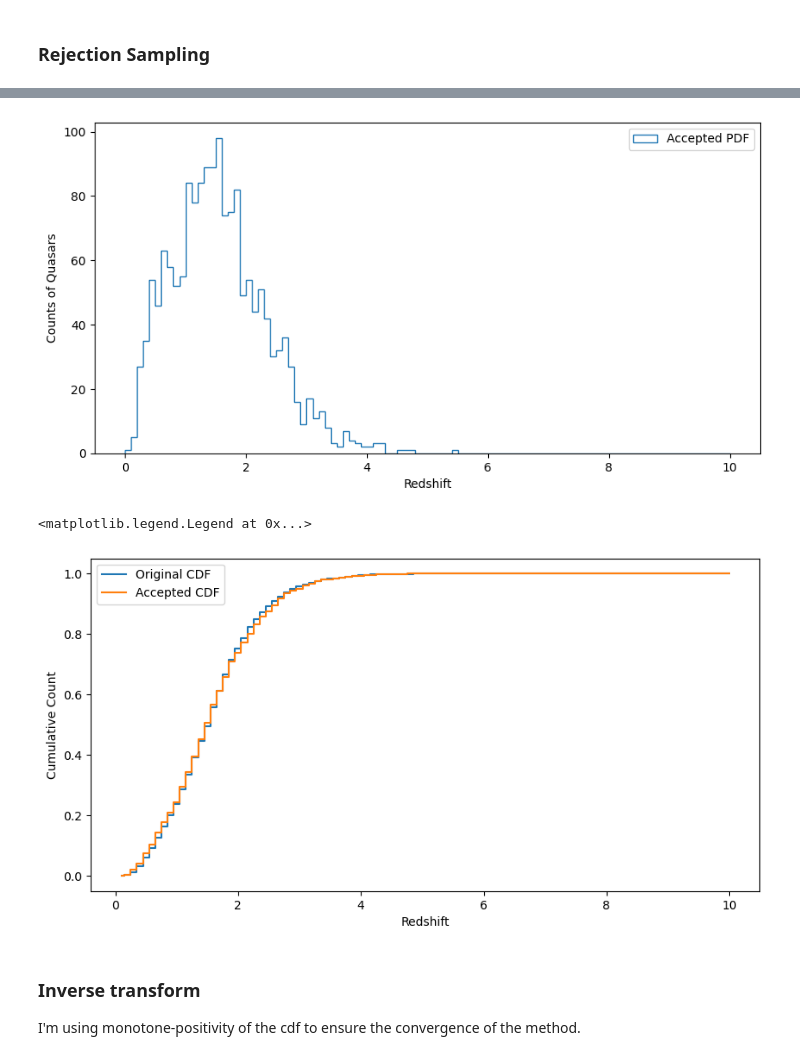
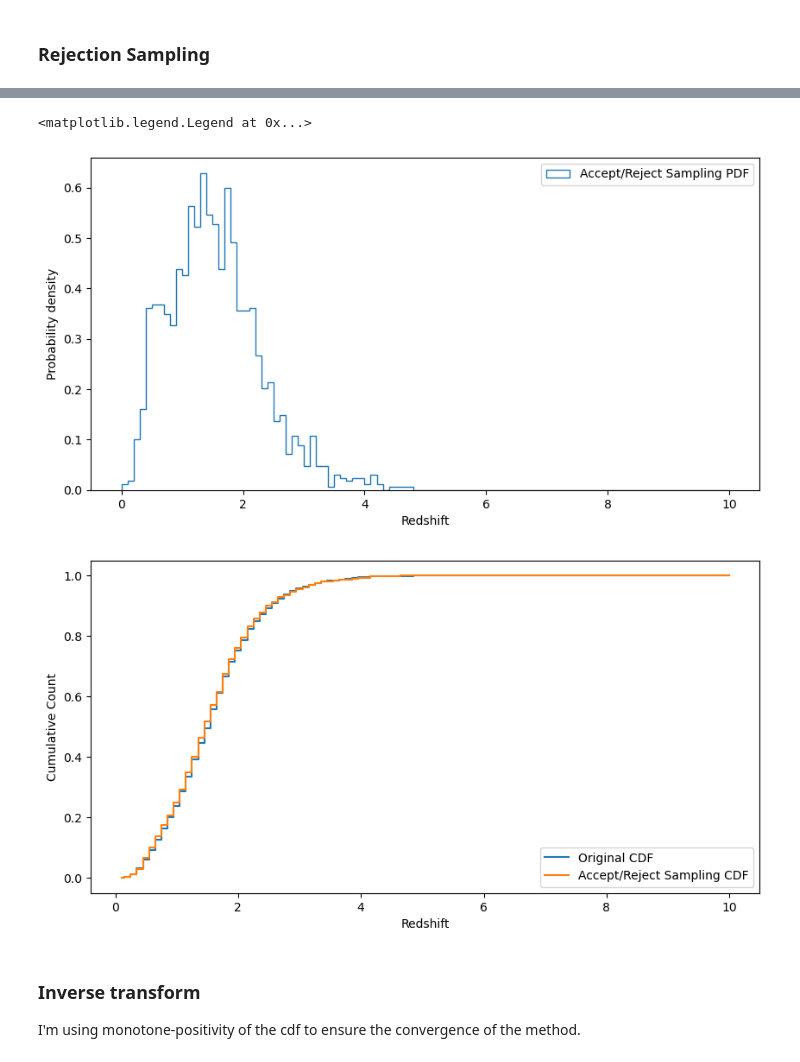
Before and after one commit to nraffaeli/astrostatistics_bicocca_2025, a Jupyter notebook: working/ex4.ipynb, the cells around one changed output, grey strips where cells are left out. Drawn from its saved outputs; the diff is of its cells as text; code cells hidden in the pictures.

```diff
--- a/working/ex4.ipynb
+++ b/working/ex4.ipynb
@@ -63,21 +63,21 @@ plt.show()
 # %%
+
 plt.figure(figsize=(10,5))
-plt.hist(x_accepted, bins=edges, histtype='step', lw=2, label='Accepted PDF')
+plt.hist(x_accepted, bins=edges, density=True, histtype='step', lw=2, label='Accept/Reject Sampling PDF')
 plt.xlabel('Redshift')
-plt.ylabel("Counts of Quasars")
+plt.ylabel('Probability density')
 plt.legend()
-plt.show()
 
 plt.figure(figsize=(10,5))
 plt.step(edges[1:],np.cumsum(counts)/np.sum(counts),where='mid',label='Original CDF')
-plt.step(edges[1:],np.cumsum(np.histogram(x_accepted, bins=edges)[0])/len(x_accepted),where='mid',label='Accepted CDF')
+plt.step(edges[1:],np.cumsum(np.histogram(x_accepted, bins=edges)[0])/len(x_accepted),where='mid',label='Accept/Reject Sampling CDF')
 plt.xlabel('Redshift')
 plt.ylabel('Cumulative Count')
 plt.legend()
 # %% [output]
+<matplotlib.legend.Legend at 0x...>
-[figure, old version]
+[figure, new version]
-<matplotlib.legend.Legend at 0x...>
-[figure, old version]
+[figure, new version]
 # %% [markdown]
 ### Inverse transform
 
```
Also changed, not shown: parts of 6 cells of this notebook, 4 other files.
